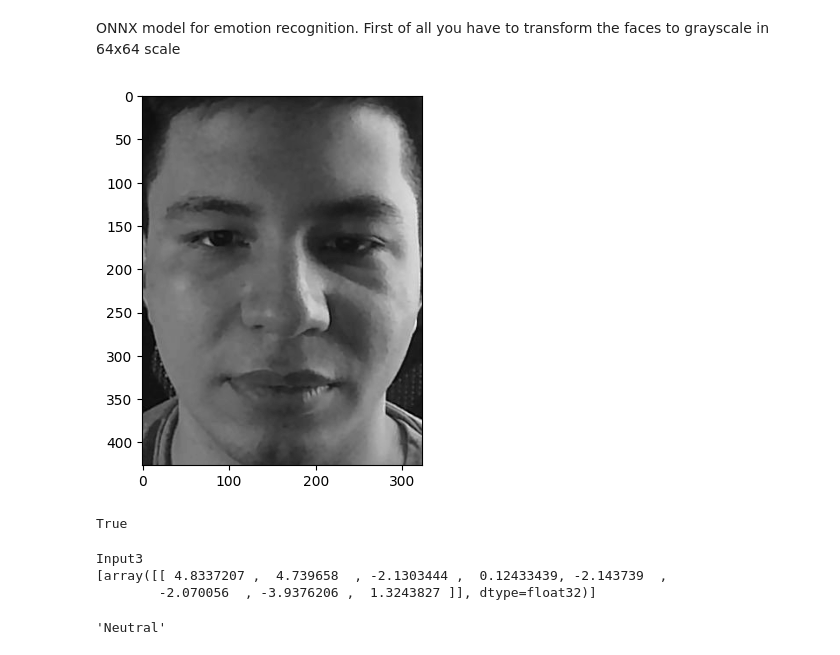
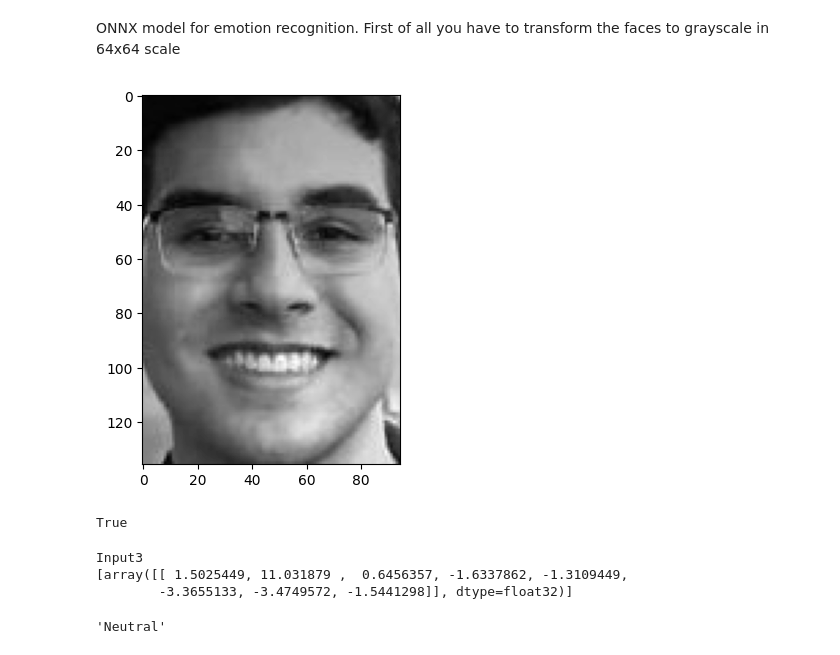
Before and after one commit to Kelocoes/PracticaInvestigativa, a Jupyter notebook: InsightFaceTest.ipynb, the cells around one changed output. Drawn from its saved outputs; the diff is of its cells as text; code cells hidden in the pictures.

```diff
--- a/InsightFaceTest.ipynb
+++ b/InsightFaceTest.ipynb
@@ -204,19 +204,19 @@ To use the future default and silence this warning we advise to pass `rcond=None
 # %% [markdown]
 ONNX model for emotion recognition. First of all you have to transform the faces to grayscale in 64x64 scale
 # %%
-img = cv2.imread("./Images/Kevin.jpg")# Read the image
+img = cv2.imread("./Images/Julian.jpg")# Read the image
 face_subject= app.get(img)# Get the faces in the image
 source_face = face_subject[0]
 bbox = source_face["bbox"]
 bbox = [int(b) for b in bbox]
 
 img = cv2.cvtColor(img, cv2.COLOR_BGR2GRAY)# Convert the image to grayscale
 plt.imshow(img[bbox[1]:bbox[3], bbox[0]:bbox[2]], cmap='gray')
 plt.show()
 
 cv2.imwrite("./Images/64b64Subject.jpg", img[bbox[1]:bbox[3], bbox[0]:bbox[2]])
 # %% [output]
-[figure, old version]
+[figure, new version]
 True
 # %%
 import PIL
@@ -242,8 +242,8 @@ results = sesion.run(None, {input_name: img_data})
 print(results)
 # %% [output]
 Input3
-[array([[ 4.8337207 ,  4.739658  , -2.1303444 ,  0.12433439, -2.143739  ,
-        -2.070056  , -3.9376206 ,  1.3243827 ]], dtype=float32)]
+[array([[ 1.5025449, 11.031879 ,  0.6456357, -1.6337862, -1.3109449,
+        -3.3655133, -3.4749572, -1.5441298]], dtype=float32)]
 # %%
 def Emotion(results):
     emotion = ["Neutral", "Happiness", "Surprise", "Sadness", "Anger", "Disgust", "Fear", "Contempt"]
```
Also changed, not shown: parts of 1 cell of this notebook, 8 other files.
